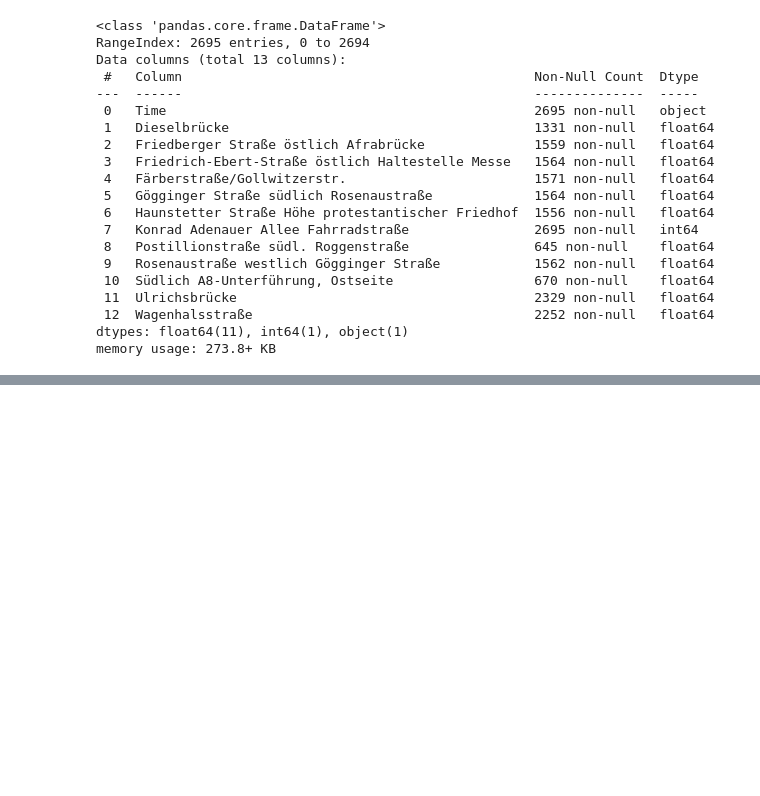
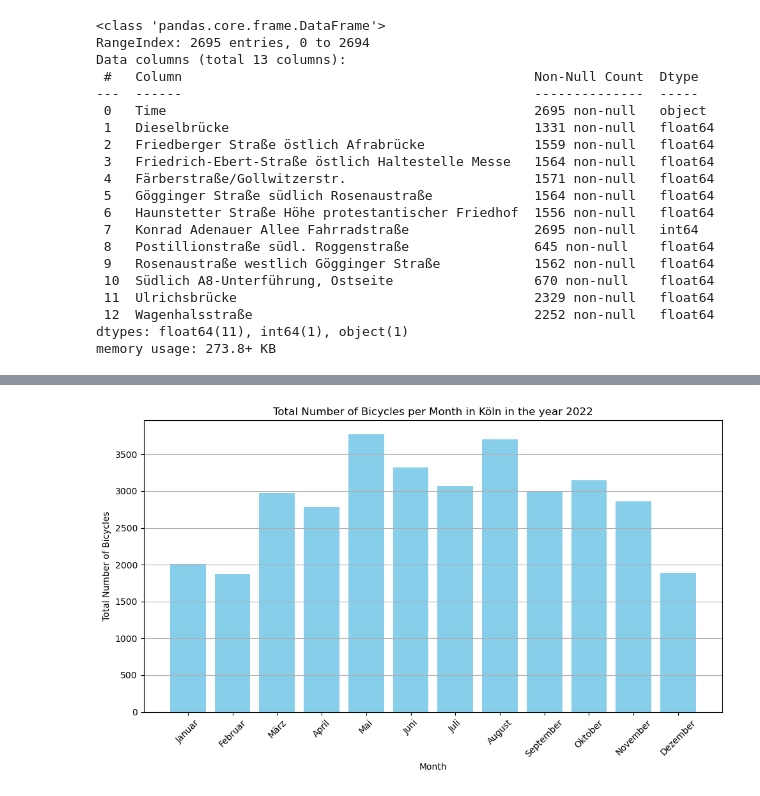
Before and after one commit to caropaezBSH/CaroPeThesis, a Jupyter notebook: ThesisNotebook.ipynb, the cells around one changed output, grey strips where cells are left out. Drawn from its saved outputs; the diff is of its cells as text; code cells hidden in the pictures; blank space fills up the shorter version.

```diff
--- a/ThesisNotebook.ipynb
+++ b/ThesisNotebook.ipynb
@@ -361,0 +383,3 @@ memory usage: 273.8+ KB
+# %%
+df_koeln_2022['Total'] = df_koeln_2022.iloc[:, 1:].sum(axis=1)
+print(df_koeln_2022.head())
@@ -361,0 +404,12 @@ memory usage: 273.8+ KB
+# %%
+plt.figure(figsize=(10, 6))
+plt.bar(df_koeln_2022.index, df_koeln_2022['Total'], color='skyblue')
+plt.xlabel('Month')
+plt.ylabel('Total Number of Bicycles')
+plt.title('Total Number of Bicycles per Month in Köln in the year 2022')
+plt.xticks(rotation=45)
+plt.grid(axis='y')
+plt.tight_layout()
+plt.show()
+# %% [output]
+[figure, added]
```
Also changed, not shown: parts of 4 cells of this notebook.
